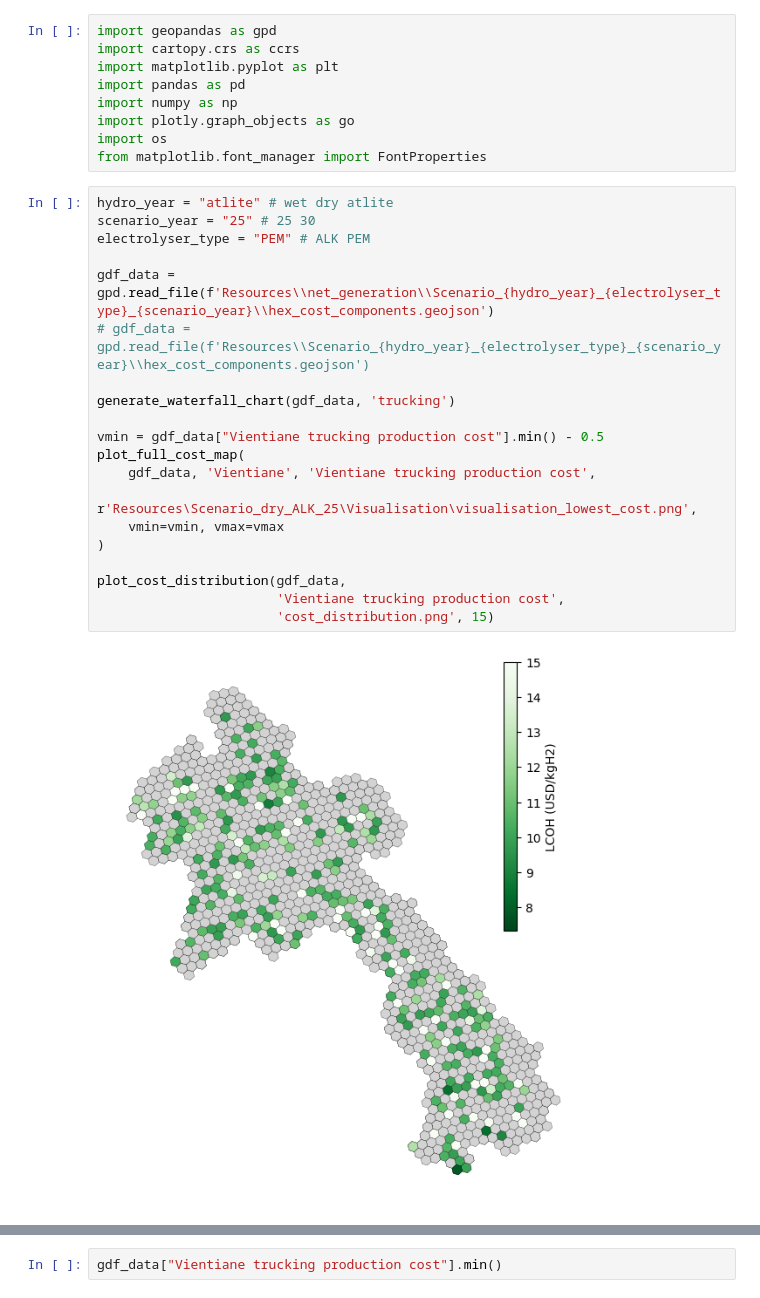
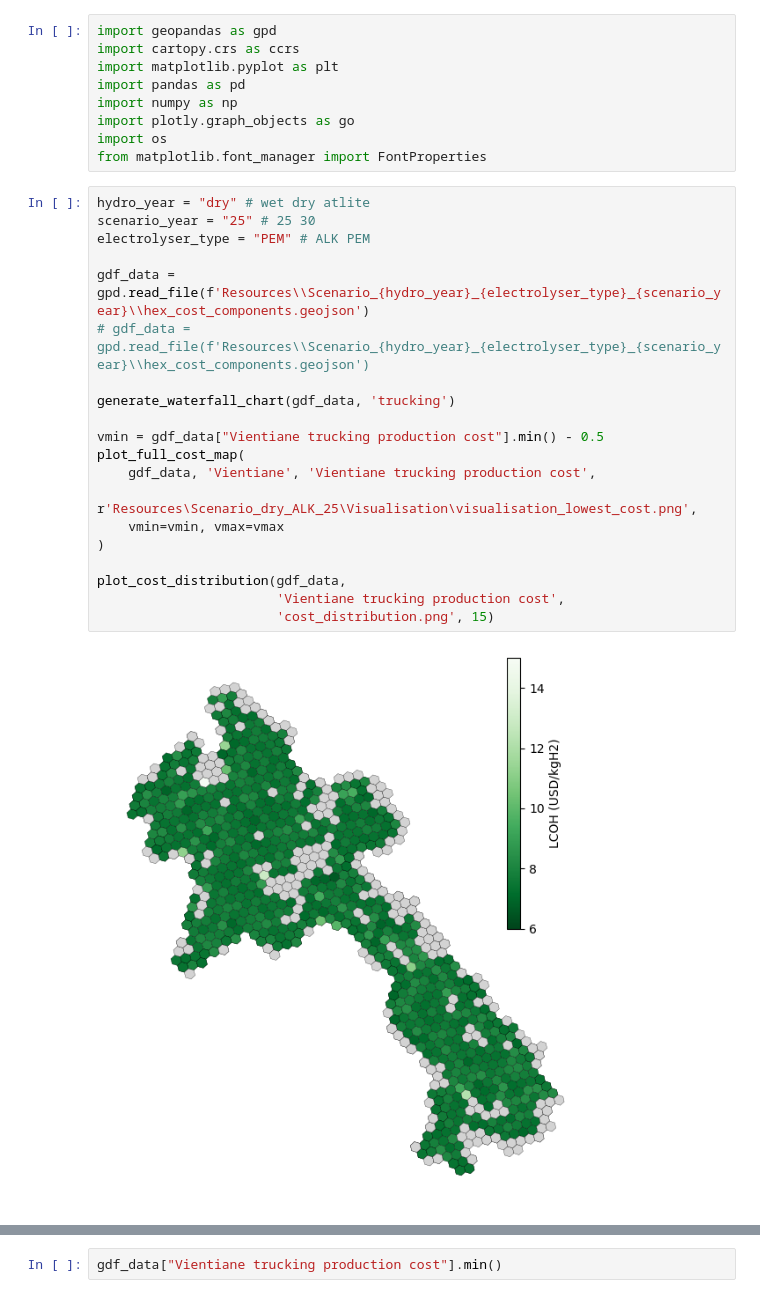
Before and after one commit to lukasschirren/GeoH2-Laos, a Jupyter notebook: 4visualisation.ipynb, the cells around one changed output, grey strips where cells are left out. Saved outputs shown, nothing was run; the diff lists cells and outputs as text.

Commit message:
Additional visualisation

```diff
--- a/4visualisation.ipynb
+++ b/4visualisation.ipynb
@@ -8,24 +8,24 @@ import plotly.graph_objects as go
 import os
 from matplotlib.font_manager import FontProperties
 # %%
-hydro_year = "atlite" # wet dry atlite
+hydro_year = "dry" # wet dry atlite
 scenario_year = "25" # 25 30
 electrolyser_type = "PEM" # ALK PEM
 
-gdf_data = gpd.read_file(f'Resources\\net_generation\\Scenario_{hydro_year}_{electrolyser_type}_{scenario_year}\\hex_cost_components.geojson')
+gdf_data = gpd.read_file(f'Resources\\Scenario_{hydro_year}_{electrolyser_type}_{scenario_year}\\hex_cost_components.geojson')
 # gdf_data = gpd.read_file(f'Resources\\Scenario_{hydro_year}_{electrolyser_type}_{scenario_year}\\hex_cost_components.geojson')
 
 generate_waterfall_chart(gdf_data, 'trucking')
 
 vmin = gdf_data["Vientiane trucking production cost"].min() - 0.5
 plot_full_cost_map(
     gdf_data, 'Vientiane', 'Vientiane trucking production cost',
     r'Resources\Scenario_dry_ALK_25\Visualisation\visualisation_lowest_cost.png',
     vmin=vmin, vmax=vmax
 )
 
 plot_cost_distribution(gdf_data,
                        'Vientiane trucking production cost',
                        'cost_distribution.png', 15)
 # %% [output]
-[figure, old version]
+[figure, new version]
```
Also changed, not shown: parts of 1 cell of this notebook, 22 other files.
